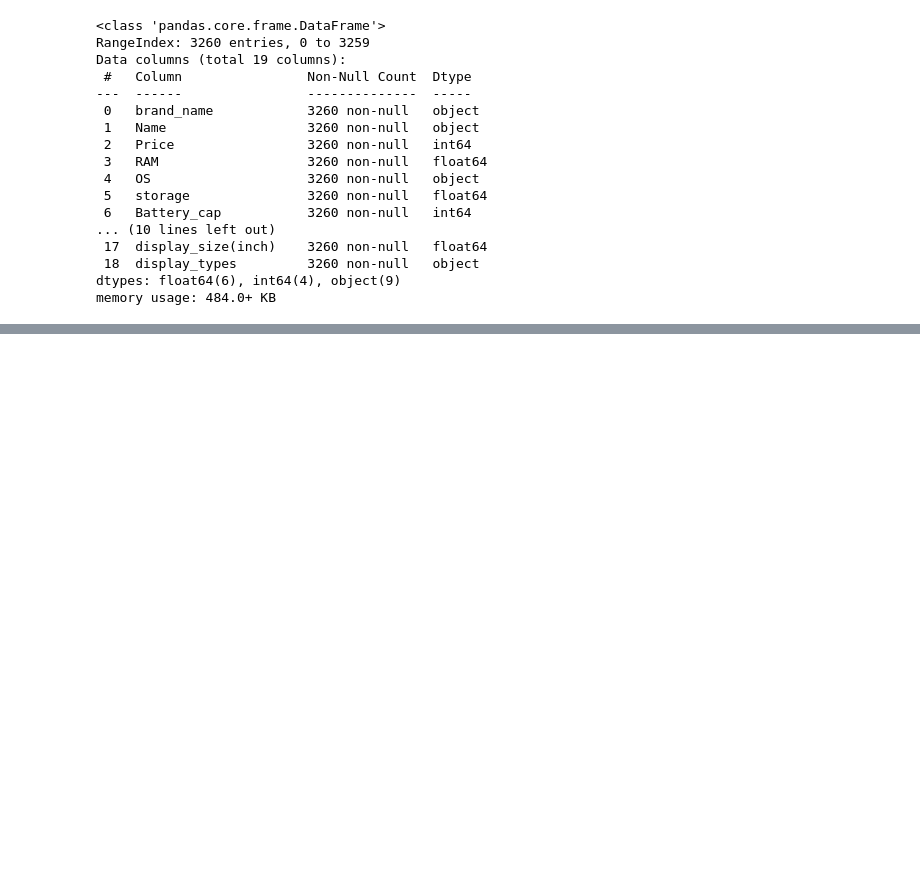
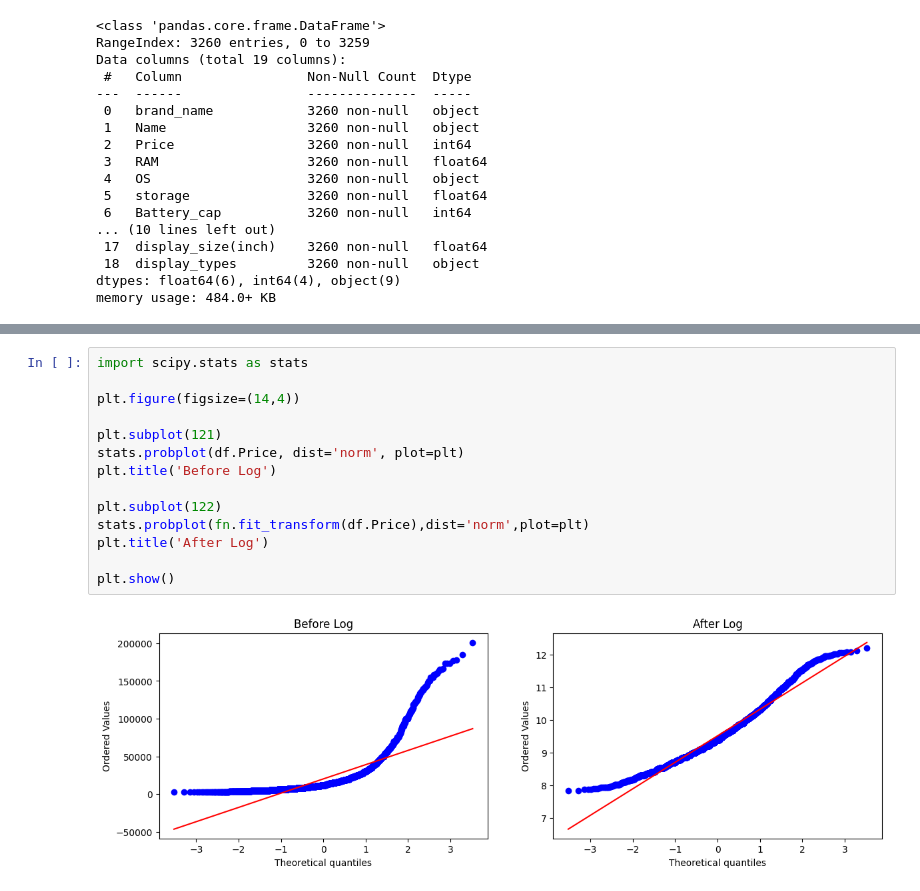
Before and after one commit to akxiit/Exploratory-Data-Analysis, a Jupyter notebook: smart-phone/Main.ipynb, the cells around one changed output, grey strips where cells are left out. Cells and saved outputs as stored; diff of their text form; blank space fills up the shorter version.

```diff
--- a/smart-phone/Main.ipynb
+++ b/smart-phone/Main.ipynb
@@ -141,0 +174,16 @@ memory usage: 484.0+ KB
+# %%
+import scipy.stats as stats
+
+plt.figure(figsize=(14,4))
+
+plt.subplot(121)
+stats.probplot(df.Price, dist='norm', plot=plt)
+plt.title('Before Log')
+
+plt.subplot(122)
+stats.probplot(fn.fit_transform(df.Price),dist='norm',plot=plt)
+plt.title('After Log')
+
+plt.show()
+# %% [output]
+[figure, added]
```
Also changed, not shown: parts of 2 cells of this notebook.
